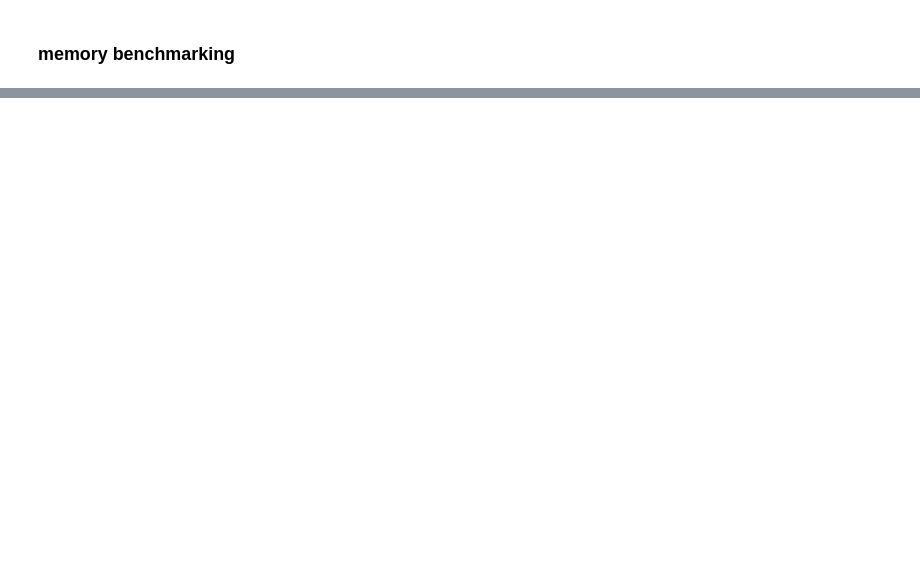
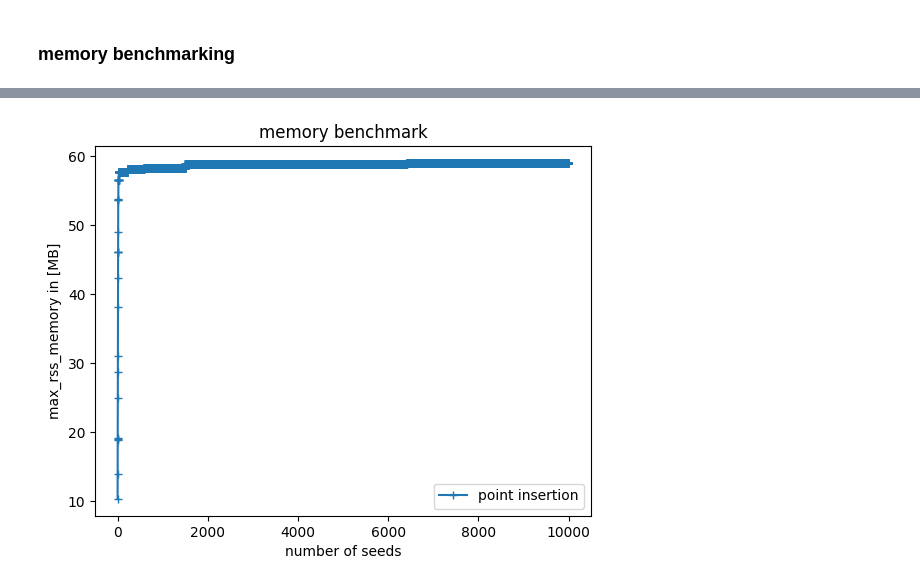
Before and after one commit to lucas56098/voronoi_mesh_project, a Jupyter notebook: animate.ipynb, the cells around one changed output, grey strips where cells are left out. Drawn from its saved outputs; the diff is of its cells as text; code cells hidden in the pictures; blank space fills up the shorter version.

```diff
--- a/animate.ipynb
+++ b/animate.ipynb
@@ -251,0 +266,16 @@ plt.show()
+# %%
+# load data
+pt_insertion_memory = np.loadtxt('build/benchmarks/memory_leakage_test.csv', delimiter=',', skiprows=1)
+
+
+# plot the linear fit
+
+plt.title('memory benchmark')
+plt.xlabel('number of seeds')
+plt.ylabel('max_rss_memory in [MB]')
+plt.plot(pt_insertion_memory[:, 1]/1024/1024, label = 'point insertion', marker = '+')
+plt.legend(loc = 'best')
+plt.savefig("figures/memory_benchmark.png")
+plt.show()
+# %% [output]
+[figure, added]
```
Also changed, not shown: parts of 4 cells of this notebook, 10 other files.
